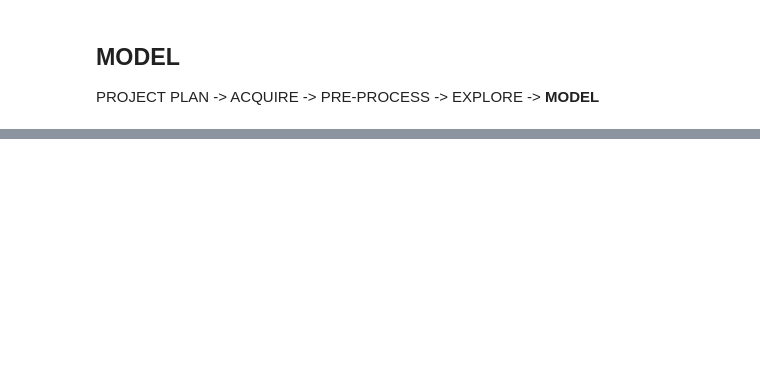
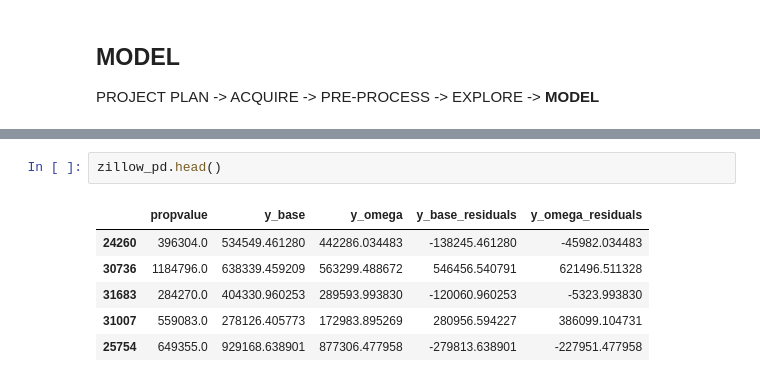
Before and after one commit to crisgiovanoni/zillow_project, a Jupyter notebook: Estimating Assessed Value of Properties - Zillow Dataset.ipynb, the cells around one changed output, grey strips where cells are left out. Saved outputs shown, nothing was run; the diff lists cells and outputs as text; blank space fills up the shorter version.

```diff
--- a/Estimating Assessed Value of Properties - Zillow Dataset.ipynb
+++ b/Estimating Assessed Value of Properties - Zillow Dataset.ipynb
@@ -284,0 +389,9 @@ lmo.fit(pc1,y)
+# %%
+zillow_pd.head()
+# %% [output]
+|  | propvalue | y_base | y_omega | y_base_residuals | y_omega_residuals |
+| 24260 | 396304.0 | 534549.461280 | 442286.034483 | -138245.461280 | -45982.034483 |
+| 30736 | 1184796.0 | 638339.459209 | 563299.488672 | 546456.540791 | 621496.511328 |
+| 31683 | 284270.0 | 404330.960253 | 289593.993830 | -120060.960253 | -5323.993830 |
+| 31007 | 559083.0 | 278126.405773 | 172983.895269 | 280956.594227 | 386099.104731 |
+| 25754 | 649355.0 | 929168.638901 | 877306.477958 | -279813.638901 | -227951.477958 |
```
Also changed, not shown: parts of 33 cells of this notebook, 2 other files.
